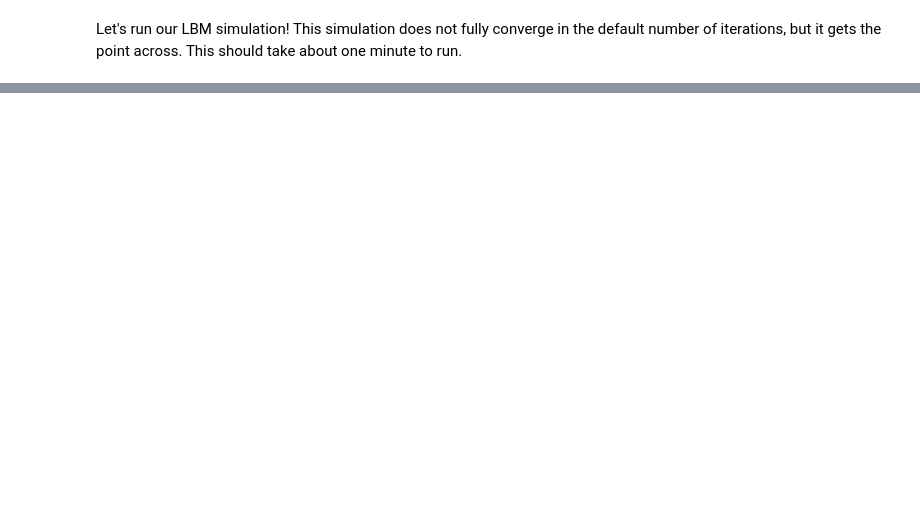
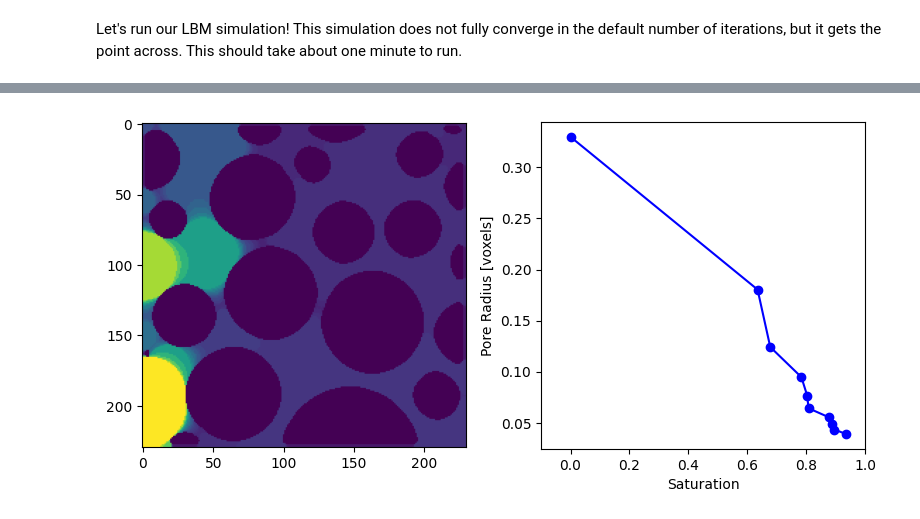
Before and after one commit to BC-Chang/porescale_permeability_2d, a Jupyter notebook: Permeability_2d.ipynb, the cells around one changed output, grey strips where cells are left out. Saved outputs shown, nothing was run; the diff lists cells and outputs as text; code cells hidden in the pictures; blank space fills up the shorter version.

Commit message:
Update notebook with porosimetry

```diff
--- a/Permeability_2d.ipynb
+++ b/Permeability_2d.ipynb
@@ -495,0 +388,24 @@ The MPLBM Workflow
+# %%
+data = widget.result
+# Invert the data. Pores should be labeled 1, solids 0
+data = ~(data.astype(bool))
+# Define inlet
+inlet = np.zeros_like(data)
+# Inlet is on the left boundary of the image
+inlet[:, 0] = True
+
+# Run porosimetry from PoreSpy
+mip = ps.filters.porosimetry(im=data, inlets=inlet)
+pore_radii = ps.metrics.pore_size_distribution(mip, log=False)
+saturation = 1 - pore_radii.cdf
+
+fig, ax = plt.subplots(1, 2, figsize=[8, 4])
+ax[0].imshow(mip)
+ax[1].plot(saturation, 1/pore_radii.R, 'bo-')
+ax[1].set_xlabel('Saturation');
+ax[1].set_ylabel('Pore Radius [voxels]')
+ax[1].set_xlim([-0.10, 1])
+
+plt.tight_layout()
+# %% [output]
+[figure, added]
```
Also changed, not shown: parts of 34 cells of this notebook.
